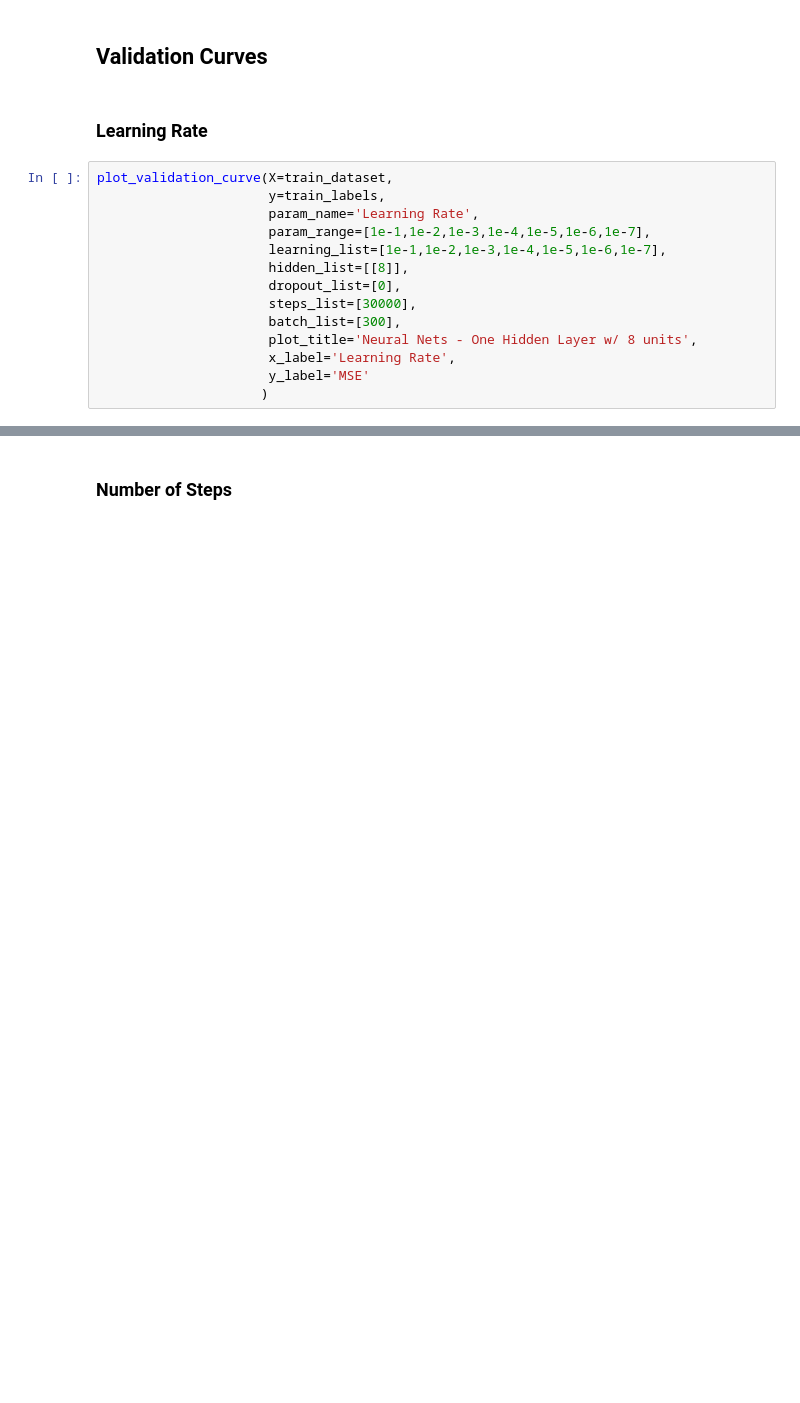
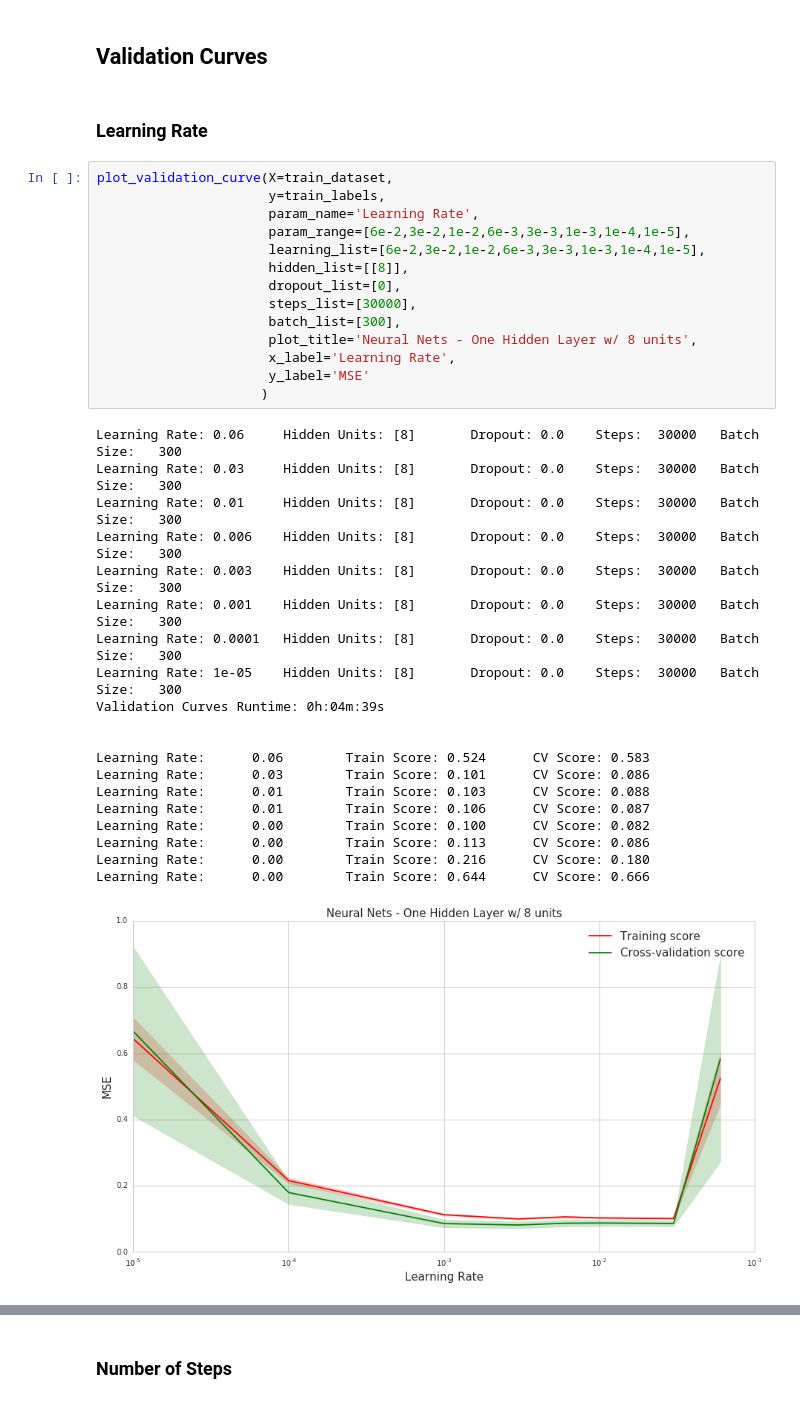
Before and after one commit to rvishakh/udacity, a Jupyter notebook: MLND/capstone/didi/implement_nn.ipynb, the cells around one changed output, grey strips where cells are left out. Cells and saved outputs as stored; diff of their text form; blank space fills up the shorter version.

Commit message:
results with one hidden layer

```diff
--- a/MLND/capstone/didi/implement_nn.ipynb
+++ b/MLND/capstone/didi/implement_nn.ipynb
@@ -620,14 +630,35 @@ TEST            0.236           0.791           0.468
 # %%
 plot_validation_curve(X=train_dataset,
                       y=train_labels,
                       param_name='Learning Rate',
-                      param_range=[1e-1,1e-2,1e-3,1e-4,1e-5,1e-6,1e-7],
-                      learning_list=[1e-1,1e-2,1e-3,1e-4,1e-5,1e-6,1e-7],
+                      param_range=[6e-2,3e-2,1e-2,6e-3,3e-3,1e-3,1e-4,1e-5],
+                      learning_list=[6e-2,3e-2,1e-2,6e-3,3e-3,1e-3,1e-4,1e-5],
                       hidden_list=[[8]],
                       dropout_list=[0],
                       steps_list=[30000],
                       batch_list=[300],
                       plot_title='Neural Nets - One Hidden Layer w/ 8 units',
                       x_label='Learning Rate',
                       y_label='MSE'
                      )
+# %% [output]
+Learning Rate: 0.06     Hidden Units: [8]       Dropout: 0.0    Steps:  30000   Batch Size:   300
+Learning Rate: 0.03     Hidden Units: [8]       Dropout: 0.0    Steps:  30000   Batch Size:   300
+Learning Rate: 0.01     Hidden Units: [8]       Dropout: 0.0    Steps:  30000   Batch Size:   300
+Learning Rate: 0.006    Hidden Units: [8]       Dropout: 0.0    Steps:  30000   Batch Size:   300
+Learning Rate: 0.003    Hidden Units: [8]       Dropout: 0.0    Steps:  30000   Batch Size:   300
+Learning Rate: 0.001    Hidden Units: [8]       Dropout: 0.0    Steps:  30000   Batch Size:   300
+Learning Rate: 0.0001   Hidden Units: [8]       Dropout: 0.0    Steps:  30000   Batch Size:   300
+Learning Rate: 1e-05    Hidden Units: [8]       Dropout: 0.0    Steps:  30000   Batch Size:   300
+Validation Curves Runtime: 0h:04m:39s
+
+
+Learning Rate:      0.06        Train Score: 0.524      CV Score: 0.583
+Learning Rate:      0.03        Train Score: 0.101      CV Score: 0.086
+Learning Rate:      0.01        Train Score: 0.103      CV Score: 0.088
+Learning Rate:      0.01        Train Score: 0.106      CV Score: 0.087
+Learning Rate:      0.00        Train Score: 0.100      CV Score: 0.082
+Learning Rate:      0.00        Train Score: 0.113      CV Score: 0.086
+Learning Rate:      0.00        Train Score: 0.216      CV Score: 0.180
+Learning Rate:      0.00        Train Score: 0.644      CV Score: 0.666
+[figure, added]
```
Also changed, not shown: parts of 27 cells of this notebook.
